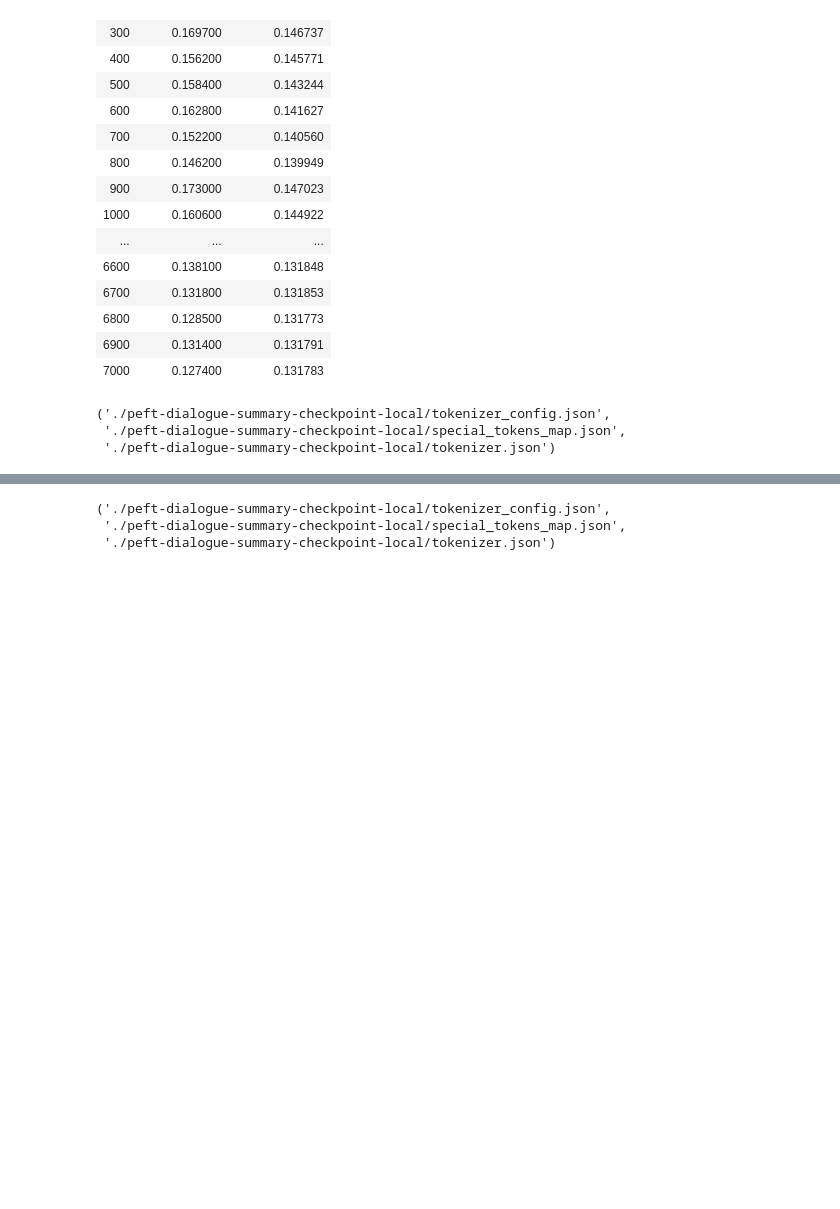
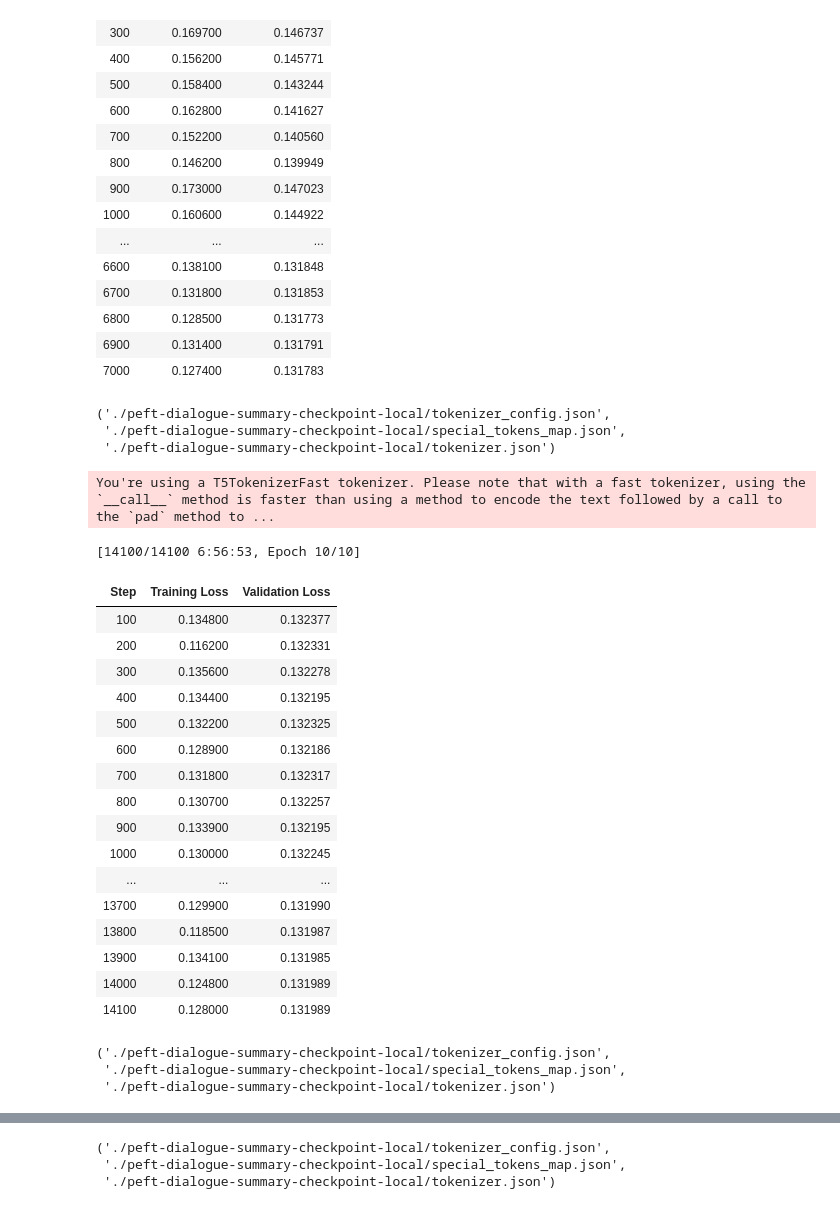
Before and after one commit to mattgomer/ML_experimentation, a Jupyter notebook: NLP/StarTrekScripts_by_line.ipynb, the cells around one changed output, grey strips where cells are left out. Cells and saved outputs as stored; diff of their text form; code cells hidden in the pictures; blank space fills up the shorter version.

```diff
--- a/NLP/StarTrekScripts_by_line.ipynb
+++ b/NLP/StarTrekScripts_by_line.ipynb
@@ -454,6 +445,73 @@ tokenizer.save_pretrained(peft_model_path)
 ('./peft-dialogue-summary-checkpoint-local/tokenizer_config.json',
  './peft-dialogue-summary-checkpoint-local/special_tokens_map.json',
  './peft-dialogue-summary-checkpoint-local/tokenizer.json')
+# %%
+#continue training from peft_model_path instance
+from transformers import TrainerCallback, TrainerState, TrainingArguments, Trainer
+log_list = [] #warning this line erases old log list
+peft_model_path="./peft-dialogue-summary-checkpoint-local"
+finetuned_model = AutoModelForSeq2SeqLM.from_pretrained(peft_model_path)
+tokenizer = AutoTokenizer.from_pretrained(peft_model_path)
+
+#set lora parameters to calculate gradients
+for name, param in finetuned_model.named_parameters():
+    if 'lora' in name:
+        param.requires_grad = True
+
+class LogLossCallback2(TrainerCallback):
+    def on_log(self, args: TrainingArguments, state: TrainerState, control, logs=None, **kwargs):
+       log_list.append(logs)
+       with open('logs_run2.json', 'w', encoding='utf-8') as f:
+            json.dump(log_list, f)
+output_dir = f'./peft-next-line-training-{str(int(time.time()))}'
+# Define the training arguments
+peft_training_args = TrainingArguments(
+    output_dir=output_dir,  # Make sure this is the directory for the new run
+    auto_find_batch_size=True,
+    num_train_epochs=10,
+    logging_steps=100,
+    evaluation_strategy="steps",
+    eval_steps=100,
+)
+
+# Initialize the Trainer with the fine-tuned model
+peft_trainer = Trainer(
+    model=finetuned_model,
+    args=peft_training_args,
+    train_dataset=tokenized_datasets["train"],
+    eval_dataset=tokenized_datasets["validation"],
+    tokenizer=tokenizer,
+    callbacks=[LogLossCallback2]
+)
+
+# Start training
+finetuned_model.train()
+peft_trainer.train()
+peft_trainer.model.save_pretrained(peft_model_path)
+tokenizer.save_pretrained(peft_model_path)
+# %% [output]
+You're using a T5TokenizerFast tokenizer. Please note that with a fast tokenizer, using the `__call__` method is faster than using a method to encode the text followed by a call to the `pad` method to ...
+[14100/14100 6:56:53, Epoch 10/10]
+| Step | Training Loss | Validation Loss |
+| 100 | 0.134800 | 0.132377 |
+| 200 | 0.116200 | 0.132331 |
+| 300 | 0.135600 | 0.132278 |
+| 400 | 0.134400 | 0.132195 |
+| 500 | 0.132200 | 0.132325 |
+| 600 | 0.128900 | 0.132186 |
+| 700 | 0.131800 | 0.132317 |
+| 800 | 0.130700 | 0.132257 |
+| 900 | 0.133900 | 0.132195 |
+| 1000 | 0.130000 | 0.132245 |
+| ... | ... | ... |
+| 13700 | 0.129900 | 0.131990 |
+| 13800 | 0.118500 | 0.131987 |
+| 13900 | 0.134100 | 0.131985 |
+| 14000 | 0.124800 | 0.131989 |
+| 14100 | 0.128000 | 0.131989 |
+('./peft-dialogue-summary-checkpoint-local/tokenizer_config.json',
+ './peft-dialogue-summary-checkpoint-local/special_tokens_map.json',
+ './peft-dialogue-summary-checkpoint-local/tokenizer.json')
 # %%
 !zip -r /content/model.zip {peft_model_path}
 from google.colab import files
```
Also changed, not shown: parts of 14 cells of this notebook, 2 other files.
